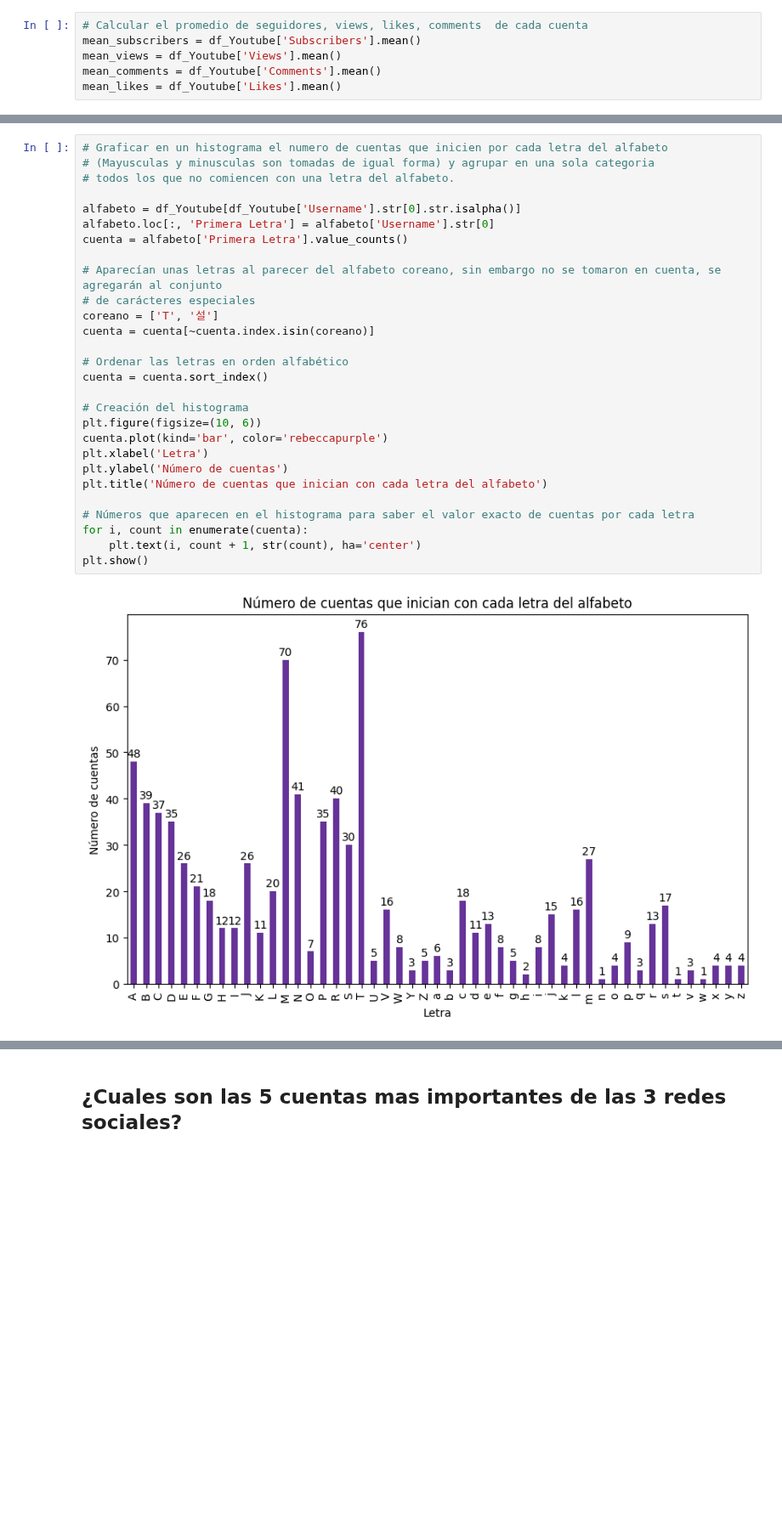
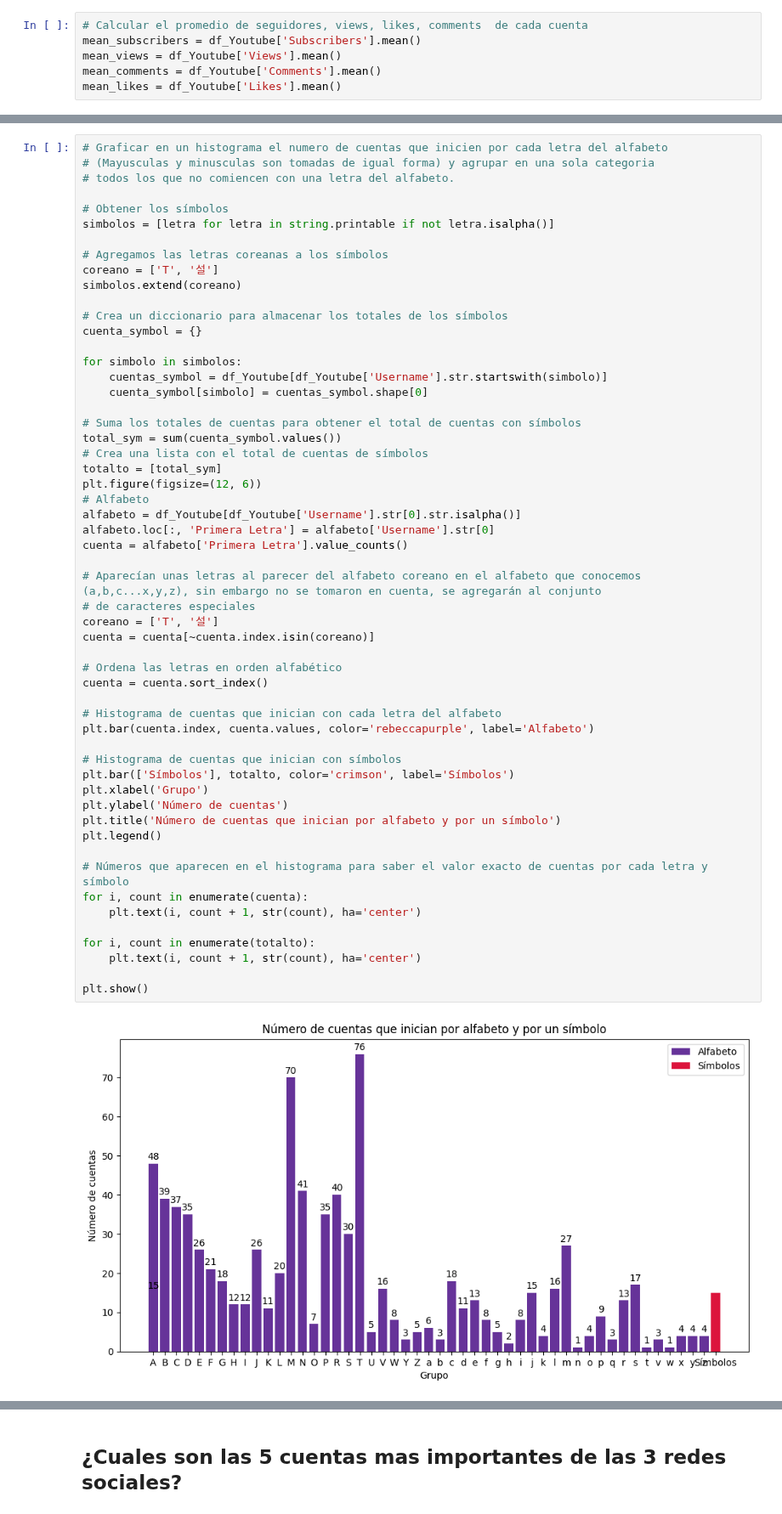
Before and after one commit to MonicaGonzalez30/CienciaDatosLasChicasSuperpoderosas, a Jupyter notebook: Proyectos/Unidad2/Redes_Sociales.ipynb, the cells around one changed output, grey strips where cells are left out. Shown at 85% size. Cells and saved outputs as stored; diff of their text form; blank space fills up the shorter version.

```diff
--- a/Proyectos/Unidad2/Redes_Sociales.ipynb
+++ b/Proyectos/Unidad2/Redes_Sociales.ipynb
@@ -681,30 +688,57 @@ print(mcf)
 # %%
 # Graficar en un histograma el numero de cuentas que inicien por cada letra del alfabeto
 # (Mayusculas y minusculas son tomadas de igual forma) y agrupar en una sola categoria
 # todos los que no comiencen con una letra del alfabeto.
 
+# Obtener los símbolos
+simbolos = [letra for letra in string.printable if not letra.isalpha()]
+
+# Agregamos las letras coreanas a los símbolos
+coreano = ['Т', '설']
+simbolos.extend(coreano)
+
+# Crea un diccionario para almacenar los totales de los símbolos
+cuenta_symbol = {}
+
+for simbolo in simbolos:
+    cuentas_symbol = df_Youtube[df_Youtube['Username'].str.startswith(simbolo)]
+    cuenta_symbol[simbolo] = cuentas_symbol.shape[0]
+
+# Suma los totales de cuentas para obtener el total de cuentas con símbolos
+total_sym = sum(cuenta_symbol.values())
+# Crea una lista con el total de cuentas de símbolos
+totalto = [total_sym]
+plt.figure(figsize=(12, 6))
+# Alfabeto
 alfabeto = df_Youtube[df_Youtube['Username'].str[0].str.isalpha()]
 alfabeto.loc[:, 'Primera Letra'] = alfabeto['Username'].str[0]
 cuenta = alfabeto['Primera Letra'].value_counts()
 
-# Aparecían unas letras al parecer del alfabeto coreano, sin embargo no se tomaron en cuenta, se agregarán al conjunto
-# de carácteres especiales
+# Aparecían unas letras al parecer del alfabeto coreano en el alfabeto que conocemos (a,b,c...x,y,z), sin embargo no se tomaron en cuenta, se agregarán al conjunto
+# de caracteres especiales
 coreano = ['Т', '설']
 cuenta = cuenta[~cuenta.index.isin(coreano)]
 
-# Ordenar las letras en orden alfabético
+# Ordena las letras en orden alfabético
 cuenta = cuenta.sort_index()
 
-# Creación del histograma
-plt.figure(figsize=(10, 6))
-cuenta.plot(kind='bar', color='rebeccapurple')
-plt.xlabel('Letra')
+# Histograma de cuentas que inician con cada letra del alfabeto
+plt.bar(cuenta.index, cuenta.values, color='rebeccapurple', label='Alfabeto')
+
+# Histograma de cuentas que inician con símbolos
+plt.bar(['Símbolos'], totalto, color='crimson', label='Símbolos')
+plt.xlabel('Grupo')
 plt.ylabel('Número de cuentas')
-plt.title('Número de cuentas que inician con cada letra del alfabeto')
+plt.title('Número de cuentas que inician por alfabeto y por un símbolo')
+plt.legend()
 
-# Números que aparecen en el histograma para saber el valor exacto de cuentas por cada letra
+# Números que aparecen en el histograma para saber el valor exacto de cuentas por cada letra y símbolo
 for i, count in enumerate(cuenta):
     plt.text(i, count + 1, str(count), ha='center')
+
+for i, count in enumerate(totalto):
+    plt.text(i, count + 1, str(count), ha='center')
+
 plt.show()
 # %% [output]
-[figure, old version]
+[figure, new version]
```
Also changed, not shown: parts of 11 cells of this notebook.
